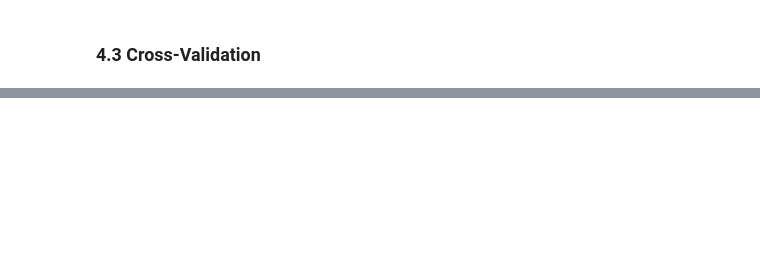
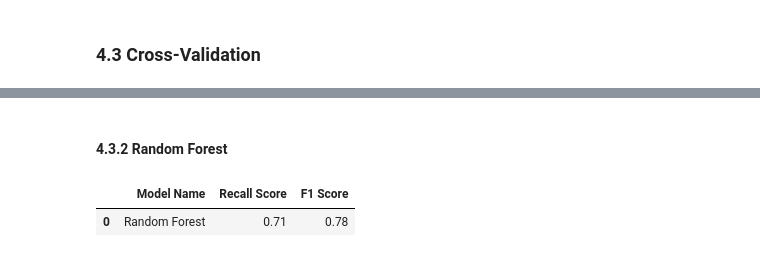
Before and after one commit to victor-bongestab/heart-disease, a Jupyter notebook: heart-disease.ipynb, the cells around one changed output, grey strips where cells are left out. Saved outputs shown, nothing was run; the diff lists cells and outputs as text; code cells hidden in the pictures; blank space fills up the shorter version.

```diff
--- a/heart-disease.ipynb
+++ b/heart-disease.ipynb
@@ -624,0 +869,15 @@ print('Testing data sample - X: {}, y: {}'.format(X_test.shape, y_test.shape))
+# %% [markdown]
+#### 4.3.2 Random Forest
+# %%
+# Baseline Random Forest
+def rf_result_cv():
+    model = RandomForestClassifier()
+    rf_result_cv = recall_f1_cv(x_cv=X_train, y_cv=y_train, kfold=5,
+                                model_name='Random Forest', model=model, verbose=False)
+
+    return rf_result_cv
+
+rf_result_cv()
+# %% [output]
+|  | Model Name | Recall Score | F1 Score |
+| 0 | Random Forest | 0.71 | 0.78 |
```
Also changed, not shown: parts of 39 cells of this notebook.
